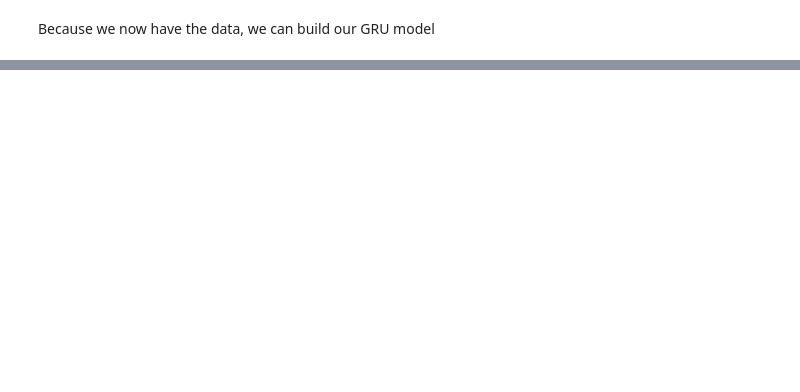
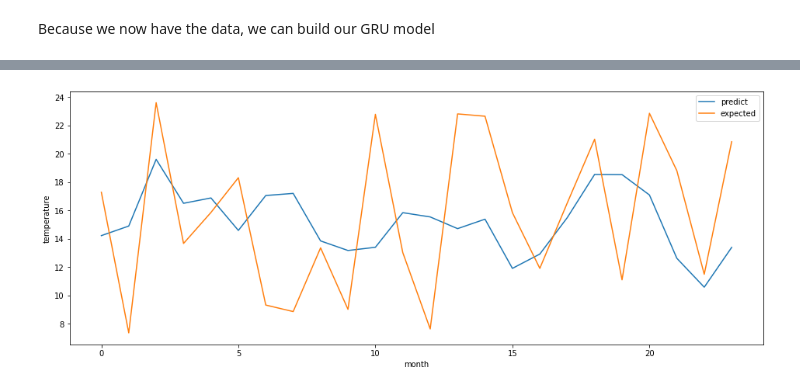
Before and after one commit to BrunoEMendes/Google_colab_NN, a Jupyter notebook: GruPredictTemp.ipynb, the cells around one changed output, grey strips where cells are left out. Cells and saved outputs as stored; diff of their text form; code cells hidden in the pictures; blank space fills up the shorter version.

```diff
--- a/GruPredictTemp.ipynb
+++ b/GruPredictTemp.ipynb
@@ -231,0 +265,16 @@ Next month temperature:  [11.24815058]
+# %%
+from keras.models import clone_model
+
+# creating a model copy so we dont destroy our model
+model_copy = clone_model(model)
+
+# because the cloen doesnt copy the weights, optimizer and loss function we have to set them up
+model_copy.compile(loss='mse', optimizer='adam')
+model_copy.set_weights(model.get_weights())
+
+# assert if copy is the equal to the model
+assert model_copy.evaluate(X_train, y_train) == model.evaluate(X_train, y_train)
+
+print('---')
+print(model_copy.summary())
+print('---')
@@ -231,0 +299,40 @@ Next month temperature:  [11.24815058]
+# %%
+n_months_predict = 24
+
+# generates the next predict set
+def generate_future_predict_time_series(Xtrain):
+  X_future = []
+  for i in range(Xtrain.shape[0], Xtrain.shape[0] + 1):
+    X_future.append(Xtrain[i - time_steps: i, :])
+  return np.array(X_future)
+
+# we will have to update the train data atleast for time_series times so we can get the last time series values
+X_future_train_data = Xtrain
+
+# loop n_months times
+for i in range(n_months_predict):
+
+  # get future predict
+  X_future_pred = generate_future_predict_time_series(X_future_train_data)
+  # predict model
+  y_future_pred = model_copy.predict(X_future_pred)
+  #print(f'month: {len(ytrain)+i} predicted {inverse_scaling(y_future_pred)}')
+
+  # train with new values
+  #model_copy.fit(X_future_pred, y_future_pred, epochs=1, batch_size=1)
+
+  # update X_future_train_data,
+  X_future_train_data = np.concatenate((X_future_train_data, y_future_pred))
+
+#print(inverse_scaling(X_future_train_data[len(Xtrain):]))
+#print(inverse_scaling(ytest[:n_months_predict]))
+
+plt.figure(1, figsize =(16, 6))
+pred_plot,  = plt.plot(range(0, n_months_predict), inverse_scaling(X_future_train_data[len(Xtrain):]), label = 'predict')
+expec_plot,  = plt.plot(range(0, n_months_predict), inverse_scaling(ytest[:n_months_predict]), label = 'expected')
+plt.legend(handles=[pred_plot, expec_plot])
+plt.xlabel('month')
+plt.ylabel('temperature')
+plt.show()
+# %% [output]
+[figure, added]
```
Also changed, not shown: parts of 23 cells of this notebook.
